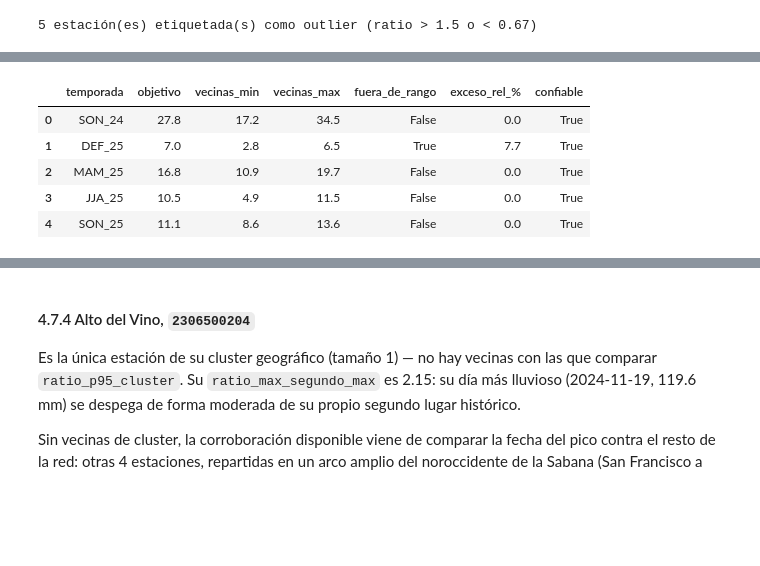
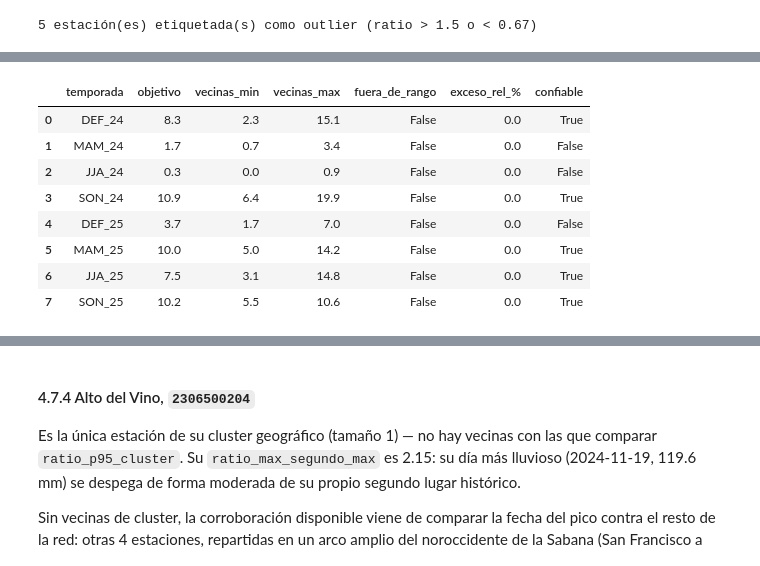
Before and after one commit to DianaScientist/nowcasting-bogota, a Jupyter notebook: data_ingestion/ground_truth/03-ground_truth_qc.ipynb, the cells around one changed output, grey strips where cells are left out. Saved outputs shown, nothing was run; the diff lists cells and outputs as text; code cells hidden in the pictures; blank space fills up the shorter version.

```diff
--- a/data_ingestion/ground_truth/03-ground_truth_qc.ipynb
+++ b/data_ingestion/ground_truth/03-ground_truth_qc.ipynb
@@ -1454,7 +1462,7 @@ Vecinas en 2024-11-20T00:00:00.000000000:
 # %% [markdown]
 Recalculando estadísticos de cluster, dada la exclusión de dos estaciones:
 # %%
-estaciones_excluidas = ['2120500204', '0021206600']
+estaciones_excluidas = ['2120500204']
 codigos_finales = [c for c in df_temporadas['codigo'] if c not in estaciones_excluidas]
 print(f"{len(codigos_finales)} estaciones en el dataset final (de {len(df_temporadas)})")
 
@@ -1649,30 +1719,3 @@ display(pd.DataFrame(resumen_rango))
 | 5 | MAM_25 | 8.3 | 10.9 | 19.7 | True | -23.9 | True |
 | 6 | JJA_25 | 6.5 | 4.9 | 11.5 | False | 0.0 | True |
 | 7 | SON_25 | 11.7 | 8.6 | 13.6 | False | 0.0 | True |
-# %%
-codigo_objetivo = '0021206780'
-cluster_id = df_temporadas.loc[df_temporadas['codigo'] == codigo_objetivo, 'cluster_geografico'].values[0]
-codigos_cluster5 = df_temporadas.loc[df_temporadas['cluster_geografico'] == cluster_id, 'codigo'].tolist()
-codigos_cluster5 = [codigo_objetivo] + [c for c in codigos_cluster5 if c != codigo_objetivo]
-
-fig, axes = plt.subplots(len(codigos_cluster5), 1, figsize=(9, 2 * len(codigos_cluster5)), sharex=True)
-
-for ax, codigo in zip(axes, codigos_cluster5):
-    serie = series_diarias[codigo]
-    sombrear_temporada_humeda(ax, 2024, 2025)
-    color = '#D85A30' if codigo == codigo_objetivo else '#4A7B9D'
-    ax.plot(serie.index, serie.values, lw=0.6, color=color, zorder=2)
-    nombre = df_temporadas.loc[df_temporadas['codigo'] == codigo, 'nombre'].values[0]
-    ax.set_title(f'{codigo} — {nombre}', fontsize=8)
-    ax.tick_params(labelsize=6)
-
-locator = mdates.MonthLocator(interval=6)
-formatter = mdates.DateFormatter('%y-%m')
-for ax in axes:
-    ax.xaxis.set_major_locator(locator)
-    ax.xaxis.set_major_formatter(formatter)
-    ax.tick_params(labelbottom=True, labelsize=6, rotation=45)
-
-fig.suptitle(f'{codigo_objetivo} vs. todo su cluster geográfico ({cluster_id})', fontsize=11, y=1.005)
-plt.tight_layout()
-plt.show()
@@ -1949,15 +1985,15 @@ Con el criterio de vecindad de esta notebook, esta estación comparte cluster co
 # %%
-# Perfil de la estación Tibaitatá, 0021205420, y de todo su cluster geográfico
-codigo_objetivo = '0021205420'
+# Perfil de la estación Moraleja Suroriental, 2120000117, y de todo su cluster geográfico
+codigo_objetivo = '2120000117'
 cluster_id = df_temporadas.loc[df_temporadas['codigo'] == codigo_objetivo, 'cluster_geografico'].values[0]
 
-perfil_cluster_tibaitata = df_temporadas[df_temporadas['cluster_geografico'] == cluster_id][
+perfil_cluster_moraleja = df_temporadas[df_temporadas['cluster_geografico'] == cluster_id][
     ['codigo', 'nombre', 'cluster_geografico', 'tecnologia', 'altitud',
      'DEF_24_mean_dias_con_dato', 'MAM_24_mean_dias_con_dato', 'JJA_24_mean_dias_con_dato', 'SON_24_mean_dias_con_dato',
      'ratio_p95_cluster', 'ratio_max_segundo_max',
      'fecha_max_global', 'precip_max_global']
 ].sort_values('codigo', key=lambda s: s != codigo_objetivo)
 
-display(perfil_cluster_tibaitata)
+display(perfil_cluster_moraleja)
 # %% [output]
 |  | codigo | nombre | cluster_geografico | tecnologia | altitud | DEF_24_mean_dias_con_dato | MAM_24_mean_dias_con_dato | ... |
@@ -1971,35 +2013,38 @@ display(perfil_cluster_tibaitata)
 # %%
-tabla_tibaitata = tabla_extremos_cluster(cluster_id=cluster_id, codigo_objetivo=codigo_objetivo, bandas=BANDAS)
+tabla_moraleja = tabla_extremos_cluster(cluster_id=cluster_id, codigo_objetivo=codigo_objetivo, bandas=BANDAS)
 
 resumen_rango = []
 for temporada in BANDAS.keys():
     col = f'{temporada}_p95'
-    vecinas_valores = tabla_tibaitata.loc[~tabla_tibaitata['objetivo'], col].dropna()
-    objetivo_valor = tabla_tibaitata.loc[tabla_tibaitata['objetivo'], col].values[0]
+    vecinas_valores = tabla_moraleja.loc[~tabla_moraleja['objetivo'], col].dropna()
+    objetivo_valor = tabla_moraleja.loc[tabla_moraleja['objetivo'], col].values[0]
     if len(vecinas_valores) == 0 or pd.isna(objetivo_valor):
         continue
     rango_min, rango_max = vecinas_valores.min(), vecinas_valores.max()
     fuera_de_rango = objetivo_valor > rango_max or objetivo_valor < rango_min
     if objetivo_valor > rango_max:
         exceso_abs = objetivo_valor - rango_max
         exceso_rel = exceso_abs / rango_max if rango_max > 0 else np.nan
     elif objetivo_valor < rango_min:
         exceso_abs = objetivo_valor - rango_min
         exceso_rel = exceso_abs / rango_min if rango_min > 0 else np.nan
     else:
         exceso_abs, exceso_rel = 0.0, 0.0
     resumen_rango.append({
         'temporada': temporada, 'objetivo': round(objetivo_valor, 1),
         'vecinas_min': round(rango_min, 1), 'vecinas_max': round(rango_max, 1),
         'fuera_de_rango': fuera_de_rango,
         'exceso_rel_%': round(exceso_rel * 100, 1) if pd.notna(exceso_rel) else np.nan,
         'confiable': rango_max >= umbral_magnitud_minima if objetivo_valor > rango_max else rango_min >= umbral_magnitud_minima,
     })
 display(pd.DataFrame(resumen_rango))
 # %% [output]
 |  | temporada | objetivo | vecinas_min | vecinas_max | fuera_de_rango | exceso_rel_% | confiable |
-| 0 | SON_24 | 27.8 | 17.2 | 34.5 | False | 0.0 | True |
-| 1 | DEF_25 | 7.0 | 2.8 | 6.5 | True | 7.7 | True |
-| 2 | MAM_25 | 16.8 | 10.9 | 19.7 | False | 0.0 | True |
-| 3 | JJA_25 | 10.5 | 4.9 | 11.5 | False | 0.0 | True |
-| 4 | SON_25 | 11.1 | 8.6 | 13.6 | False | 0.0 | True |
+| 0 | DEF_24 | 8.3 | 2.3 | 15.1 | False | 0.0 | True |
+| 1 | MAM_24 | 1.7 | 0.7 | 3.4 | False | 0.0 | False |
+| 2 | JJA_24 | 0.3 | 0.0 | 0.9 | False | 0.0 | False |
+| 3 | SON_24 | 10.9 | 6.4 | 19.9 | False | 0.0 | True |
+| 4 | DEF_25 | 3.7 | 1.7 | 7.0 | False | 0.0 | False |
+| 5 | MAM_25 | 10.0 | 5.0 | 14.2 | False | 0.0 | True |
+| 6 | JJA_25 | 7.5 | 3.1 | 14.8 | False | 0.0 | True |
+| 7 | SON_25 | 10.2 | 5.5 | 10.6 | False | 0.0 | True |
```
Also changed, not shown: parts of 62 cells of this notebook, 4 other files.
